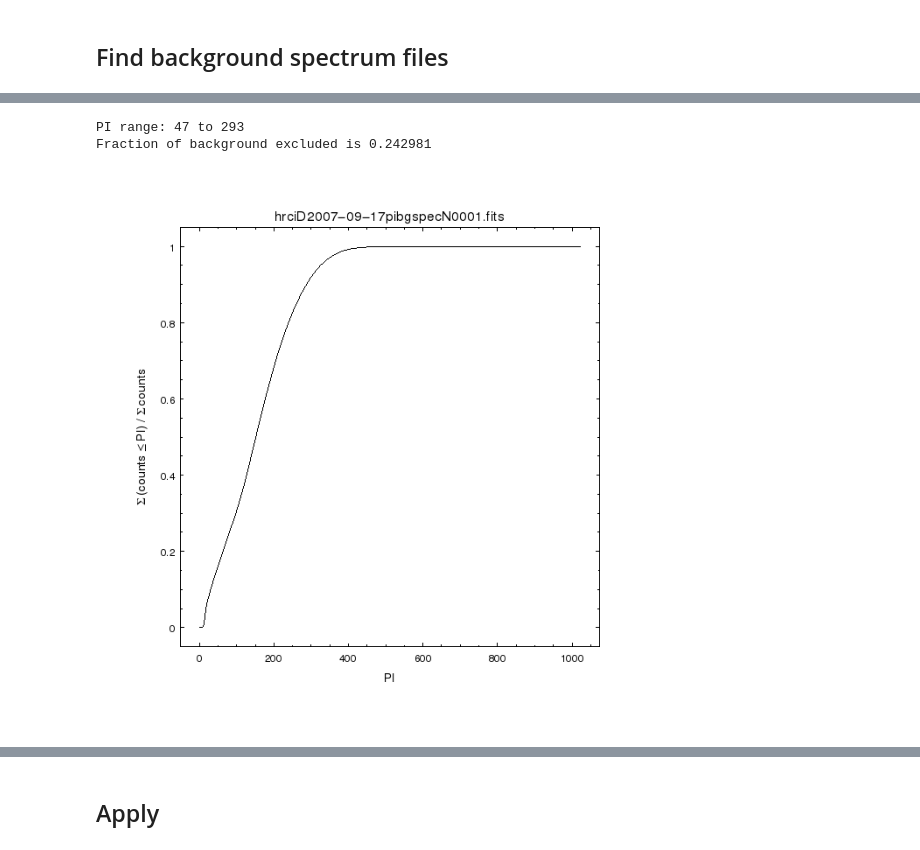
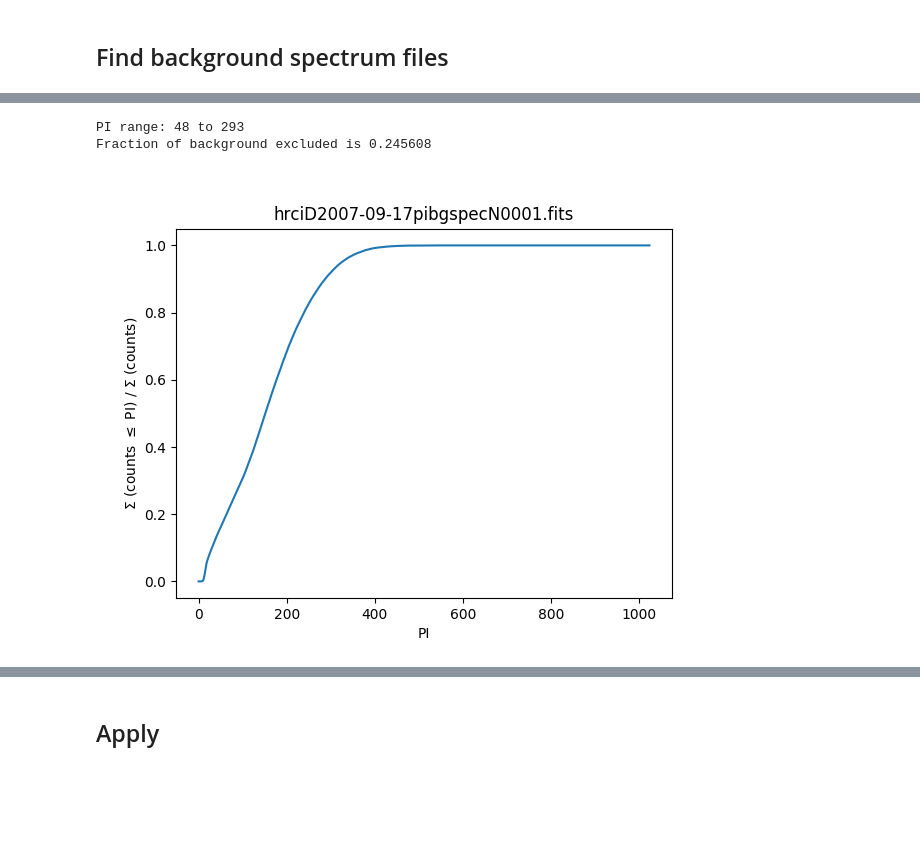
Before and after one commit to cxcsds/ciao-threads, a Jupyter notebook: hrci_bg_spectra.ipynb, the cells around one changed output, grey strips where cells are left out. Saved outputs shown, nothing was run; the diff lists cells and outputs as text; code cells hidden in the pictures; blank space fills up the shorter version.

```diff
--- a/hrci_bg_spectra.ipynb
+++ b/hrci_bg_spectra.ipynb
@@ -99,6 +96,9 @@ pget hrc_bkgrnd_lookup outfile | xargs -I@ cp -fv @ ./
 removed `./hrciD2007-09-17pibgspecN0001.fits'
 # %%
 cat << EOM > doit.py
+import numpy as np
+import matplotlib.pylab as plt
+from sherpa.astro.ui import *
 
 load_data("hrciD2007-09-17pibgspecN0001.fits")
 d = get_data()
@@ -106,15 +106,16 @@ pi = d.channel-1.0
 bgcumul = np.cumsum(d.counts)
 bgcdf = bgcumul * 1.0 / bgcumul[-1]
 
-add_curve(pi, bgcdf, ["symbol.style", "none"])
-set_plot_xlabel("PI")
-set_plot_ylabel(r"\Sigma (counts \leq PI) / \Sigma counts")
-set_plot_title(d.name.split("/")[-1])
+plt.figure(1)
+plt.plot(pi, bgcdf, marker="None")
+plt.xlabel("PI")
+plt.ylabel(r"$\Sigma$ (counts $\leq$ PI) / $\Sigma$ (counts)")
+plt.title(d.name.split("/")[-1])
 
-# Figure 1
-print_window("sherpa1.png","export.clobber=True")
+plt.savefig("pi_bgcdf.png")
 
 # ----------
+# Figure 2
 
 load_arf("9700_arf.fits")
 load_rmf("rmf.fits")
@@ -122,46 +123,48 @@ set_analysis("channel")
 set_source(xswabs.abs1*powlaw1d.pl)
 abs1.NH = 0.001
 pl.gamma = 2.5
-add_window()
+
+plt.figure(2)
 plot_model(overplot=False)
 
-# Figure 2
-print_window("sherpa2.png","export.clobber=True")
+plt.savefig("soft_model.png")
 
 # -------------
+# Figure 3
 
 scumul = np.cumsum(get_model_plot().y)
 scdf = scumul / max(scumul)
 
-current_window("win1")
-add_curve(pi, scdf, ["symbol.style", "none", "line.color", "red"])
+plt.figure(1)
+plt.plot(pi,scdf, marker="None", color="red")
 
-# Figure 3
-print_window("sherpa3.png","export.clobber=True")
+plt.savefig("pi_scdf.png")
 
 # -----------------
+# Figure 4
 
 abs1.nh = 10
 pl.gamma = 1
-current_window("win2")
-plot_model(overplot=True)
-set_histogram(["line.color", "blue"])
 
-# Figure 4
-print_window("sherpa4.png","export.clobber=True")
+plt.figure(2)
+plot_model(overplot=True,clearwindow=False)
+
+plt.savefig("hard_model.png")
 
 # ----
-
+# Figure 5
 
 hcumul = np.cumsum(get_model_plot().y)
 hcdf = hcumul / max(hcumul)
-current_window("win1")
-add_curve(pi, hcdf, ["symbol.style", "none", "line.color", "blue"])
 
-# Figure 5
-print_window("sherpa5.png","export.clobber=True")
+plt.figure(1)
+plt.plot(pi,hcdf, marker="None", color="blue")
+plt.savefig("pi_hcdf.png")
+
+
 
 # ----
+# Figure 6
 
 xfrac = 0.05
 pimin = np.interp(xfrac/2, scdf, pi)
@@ -171,28 +174,26 @@ hi = int(pimax) + 1
 
 print ("PI range: %d to %d" % (lo,hi))
 
-current_window("win1")
-add_vline(lo, ["line.color", "green"])
-add_vline(hi, ["line.color", "green"])
+plt.axvline(lo, color="green")
+plt.axvline(hi, color="green")
+plt.savefig("limits.png")
 
-# Figure 6
-print_window("sherpa6.png","export.clobber=True")
+### -- Fin
 
 blo = np.interp(lo, pi, bgcdf)
 bhi = 1.0 - np.interp(hi, pi, bgcdf)
 bfrac = bhi + blo
 
 print("Fraction of background excluded is %g" % bfrac)
-quit()
 
 EOM
 
-sherpa -b doit.py
+python doit.py
 # %% [output]
-PI range: 47 to 293
-Fraction of background excluded is 0.242981
+PI range: 48 to 293
+Fraction of background excluded is 0.245608
 # %%
-display < sherpa1.png
+display < pi_bgcdf.png
 # %% [output]
-[figure, old version]
+[figure, new version]
 # %%
```
Also changed, not shown: parts of 13 cells of this notebook.
